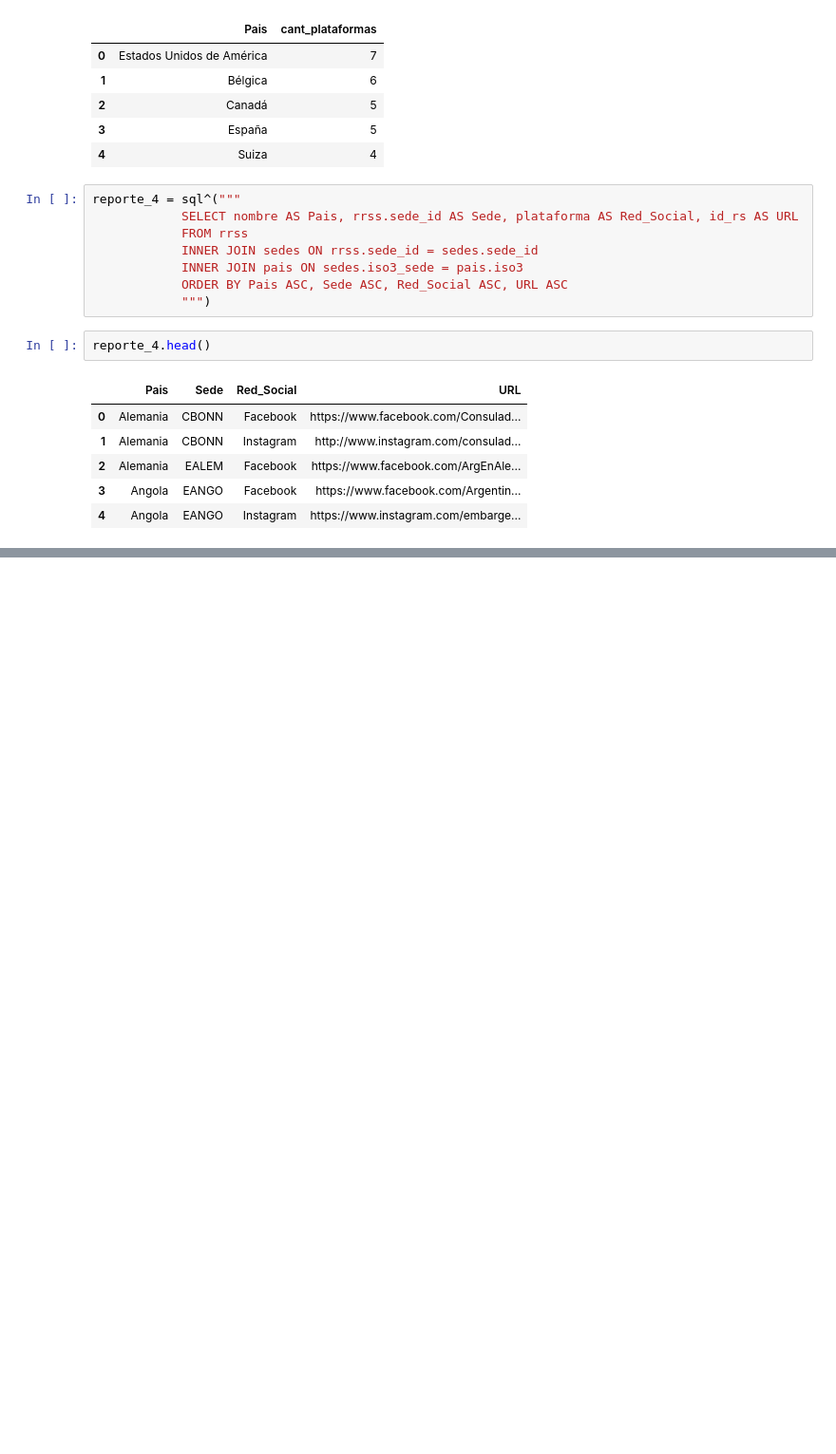
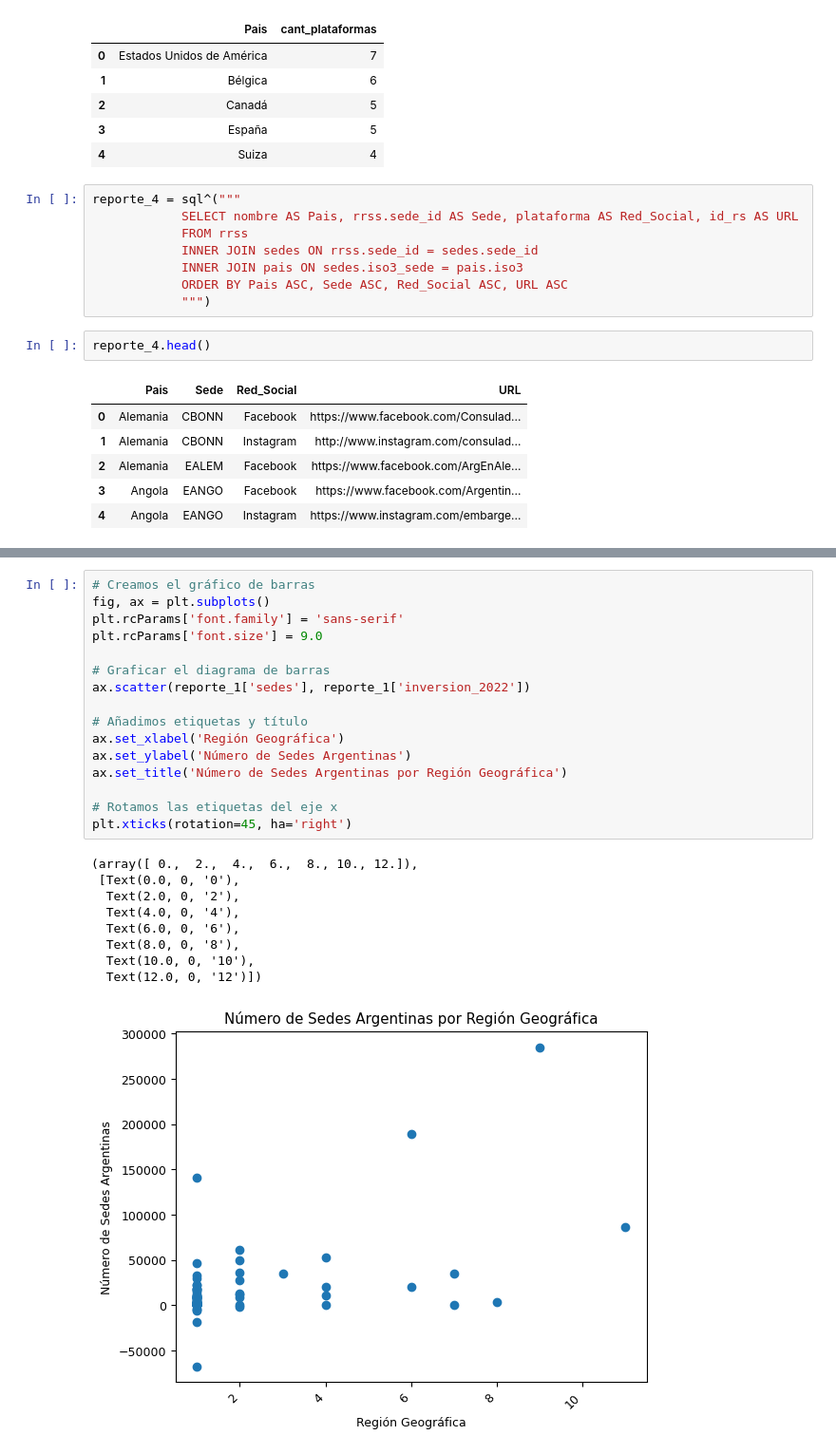
Before and after one commit to Empromptu/Inversion-extranjera-en-Argentina, a Jupyter notebook: notas.ipynb, the cells around one changed output, grey strips where cells are left out. Shown at 95% size. Drawn from its saved outputs; the diff is of its cells as text; blank space fills up the shorter version.

```diff
--- a/notas.ipynb
+++ b/notas.ipynb
@@ -765,0 +856,26 @@ reporte_4.head()
+# %%
+# Creamos el gráfico de barras
+fig, ax = plt.subplots()
+plt.rcParams['font.family'] = 'sans-serif'
+plt.rcParams['font.size'] = 9.0
+
+# Graficar el diagrama de barras
+ax.scatter(reporte_1['sedes'], reporte_1['inversion_2022'])
+
+# Añadimos etiquetas y título
+ax.set_xlabel('Región Geográfica')
+ax.set_ylabel('Número de Sedes Argentinas')
+ax.set_title('Número de Sedes Argentinas por Región Geográfica')
+
+# Rotamos las etiquetas del eje x
+plt.xticks(rotation=45, ha='right')
+# %% [output]
+(array([ 0.,  2.,  4.,  6.,  8., 10., 12.]),
+ [Text(0.0, 0, '0'),
+  Text(2.0, 0, '2'),
+  Text(4.0, 0, '4'),
+  Text(6.0, 0, '6'),
+  Text(8.0, 0, '8'),
+  Text(10.0, 0, '10'),
+  Text(12.0, 0, '12')])
+[figure, added]
```
Also changed, not shown: parts of 8 cells of this notebook.
